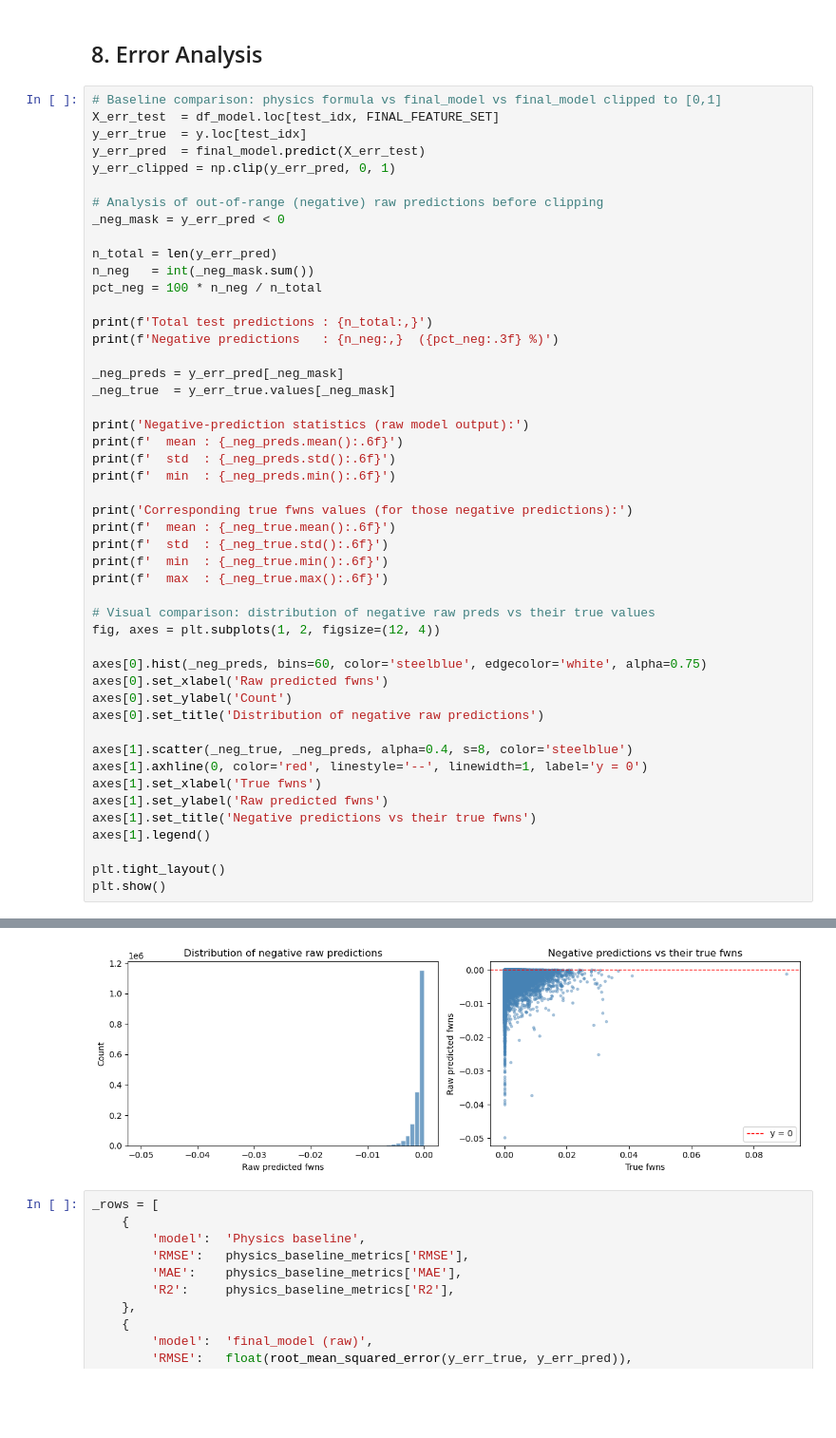
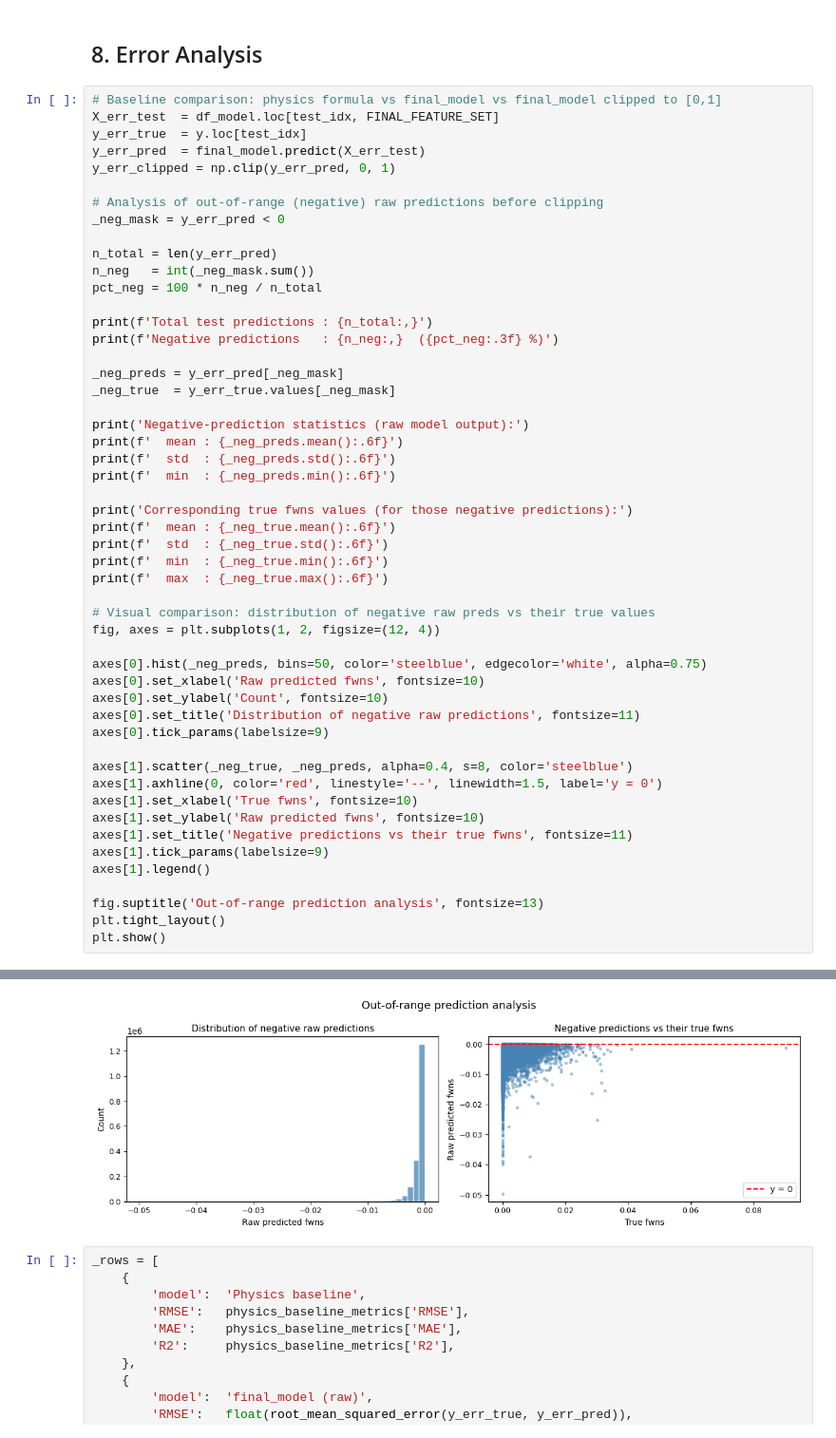
Before and after one commit to marcvem2AED/ML-framework-for-SWF-retrieval, a Jupyter notebook: 3-Model_training.ipynb, the cells around one changed output, grey strips where cells are left out. Shown at 95% size. Cells and saved outputs as stored; diff of their text form; blank space fills up the shorter version.

```diff
--- a/3-Model_training.ipynb
+++ b/3-Model_training.ipynb
@@ -1607,18 +1628,21 @@ print(f'  max  : {_neg_true.max():.6f}')
 # Visual comparison: distribution of negative raw preds vs their true values
 fig, axes = plt.subplots(1, 2, figsize=(12, 4))
 
-axes[0].hist(_neg_preds, bins=60, color='steelblue', edgecolor='white', alpha=0.75)
-axes[0].set_xlabel('Raw predicted fwns')
-axes[0].set_ylabel('Count')
-axes[0].set_title('Distribution of negative raw predictions')
+axes[0].hist(_neg_preds, bins=50, color='steelblue', edgecolor='white', alpha=0.75)
+axes[0].set_xlabel('Raw predicted fwns', fontsize=10)
+axes[0].set_ylabel('Count', fontsize=10)
+axes[0].set_title('Distribution of negative raw predictions', fontsize=11)
+axes[0].tick_params(labelsize=9)
 
 axes[1].scatter(_neg_true, _neg_preds, alpha=0.4, s=8, color='steelblue')
-axes[1].axhline(0, color='red', linestyle='--', linewidth=1, label='y = 0')
-axes[1].set_xlabel('True fwns')
-axes[1].set_ylabel('Raw predicted fwns')
-axes[1].set_title('Negative predictions vs their true fwns')
+axes[1].axhline(0, color='red', linestyle='--', linewidth=1.5, label='y = 0')
+axes[1].set_xlabel('True fwns', fontsize=10)
+axes[1].set_ylabel('Raw predicted fwns', fontsize=10)
+axes[1].set_title('Negative predictions vs their true fwns', fontsize=11)
+axes[1].tick_params(labelsize=9)
 axes[1].legend()
 
+fig.suptitle('Out-of-range prediction analysis', fontsize=13)
 plt.tight_layout()
 plt.show()
 # %% [output]
@@ -1643,4 +1660,4 @@ Corresponding true fwns values (for those negative predictions):
-[figure, old version]
+[figure, new version]
 # %%
 _rows = [
     {
```
Also changed, not shown: parts of 11 cells of this notebook, 1 other file.
